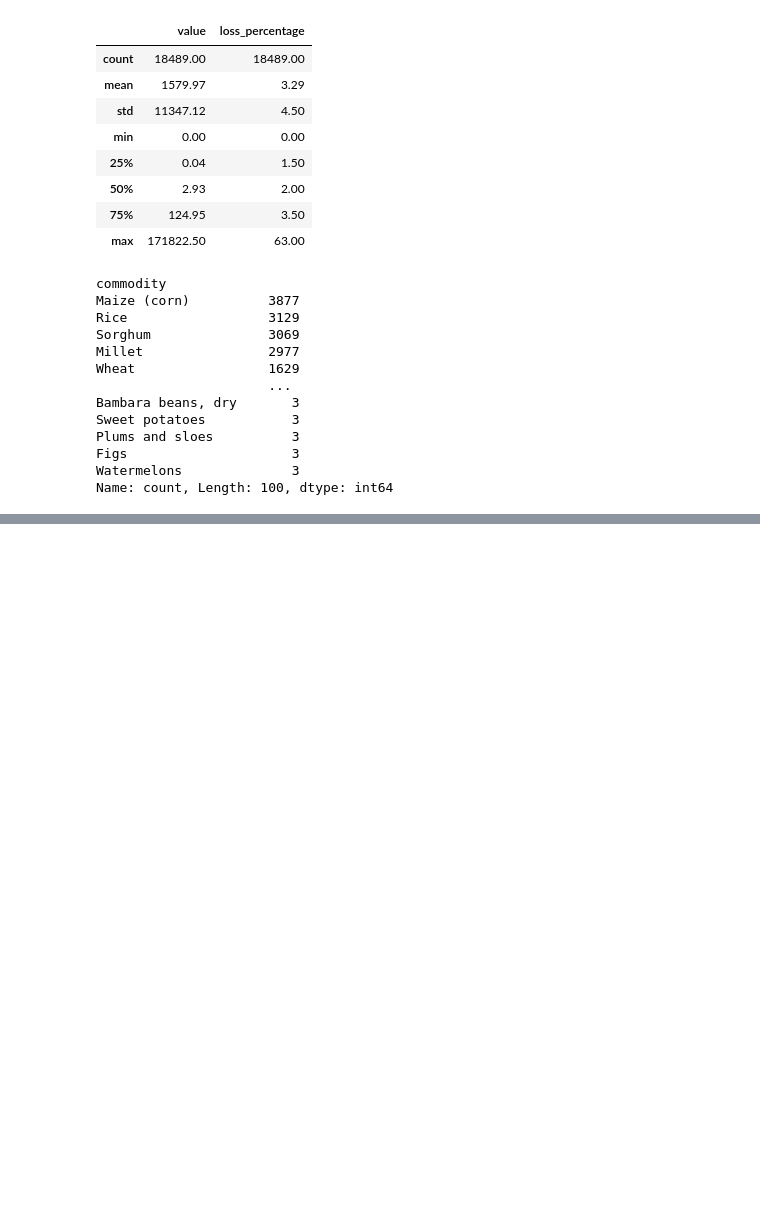
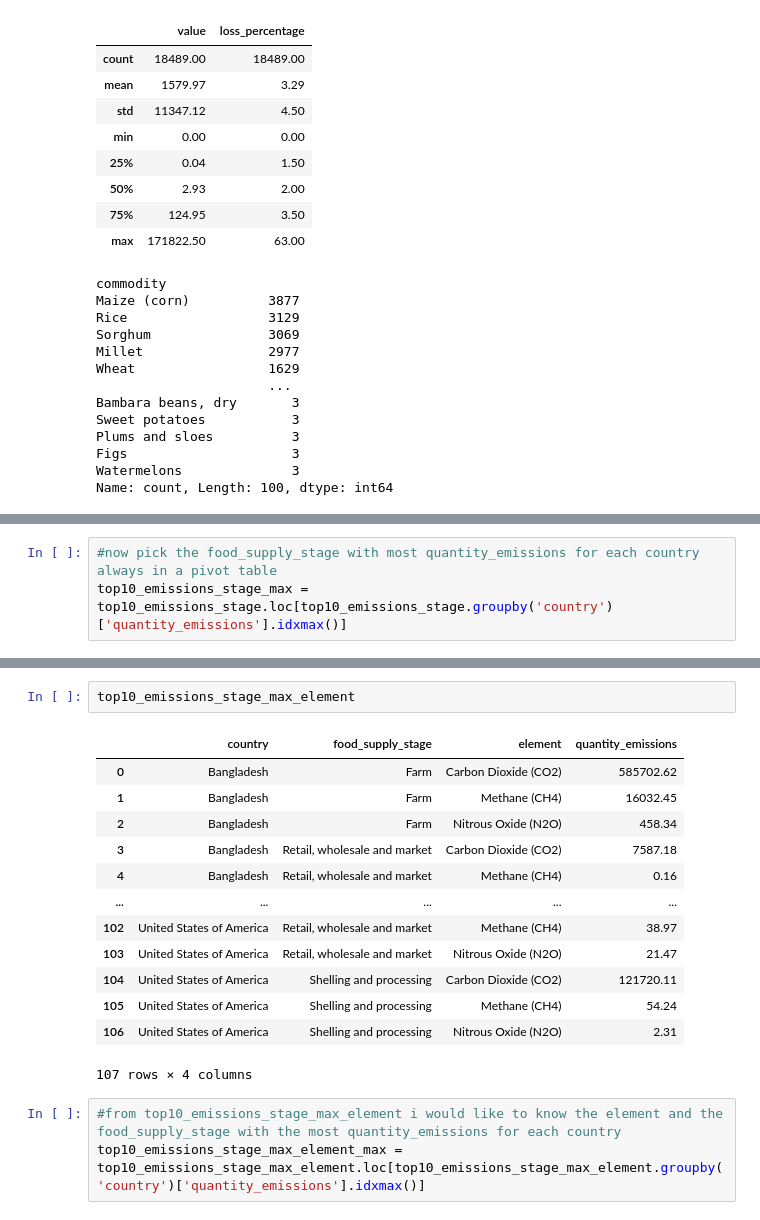
Before and after one commit to AlexRibeiro95/Project_FoodWaste, a Jupyter notebook: EDA/Main.ipynb, the cells around one changed output, grey strips where cells are left out. Cells and saved outputs as stored; diff of their text form; blank space fills up the shorter version.

```diff
--- a/EDA/Main.ipynb
+++ b/EDA/Main.ipynb
@@ -140,0 +195,3 @@ Name: count, Length: 100, dtype: int64
+# %%
+#now pick the food_supply_stage with most quantity_emissions for each country always in a pivot table
+top10_emissions_stage_max = top10_emissions_stage.loc[top10_emissions_stage.groupby('country')['quantity_emissions'].idxmax()]
@@ -140,0 +217,19 @@ Name: count, Length: 100, dtype: int64
+# %%
+top10_emissions_stage_max_element
+# %% [output]
+|  | country | food_supply_stage | element | quantity_emissions |
+| 0 | Bangladesh | Farm | Carbon Dioxide (CO2) | 585702.62 |
+| 1 | Bangladesh | Farm | Methane (CH4) | 16032.45 |
+| 2 | Bangladesh | Farm | Nitrous Oxide (N2O) | 458.34 |
+| 3 | Bangladesh | Retail, wholesale and market | Carbon Dioxide (CO2) | 7587.18 |
+| 4 | Bangladesh | Retail, wholesale and market | Methane (CH4) | 0.16 |
+| ... | ... | ... | ... | ... |
+| 102 | United States of America | Retail, wholesale and market | Methane (CH4) | 38.97 |
+| 103 | United States of America | Retail, wholesale and market | Nitrous Oxide (N2O) | 21.47 |
+| 104 | United States of America | Shelling and processing | Carbon Dioxide (CO2) | 121720.11 |
+| 105 | United States of America | Shelling and processing | Methane (CH4) | 54.24 |
+| 106 | United States of America | Shelling and processing | Nitrous Oxide (N2O) | 2.31 |
+107 rows × 4 columns
+# %%
+#from top10_emissions_stage_max_element i would like to know the element and the food_supply_stage with the most quantity_emissions for each country
+top10_emissions_stage_max_element_max = top10_emissions_stage_max_element.loc[top10_emissions_stage_max_element.groupby('country')['quantity_emissions'].idxmax()]
```
Also changed, not shown: parts of 15 cells of this notebook.
